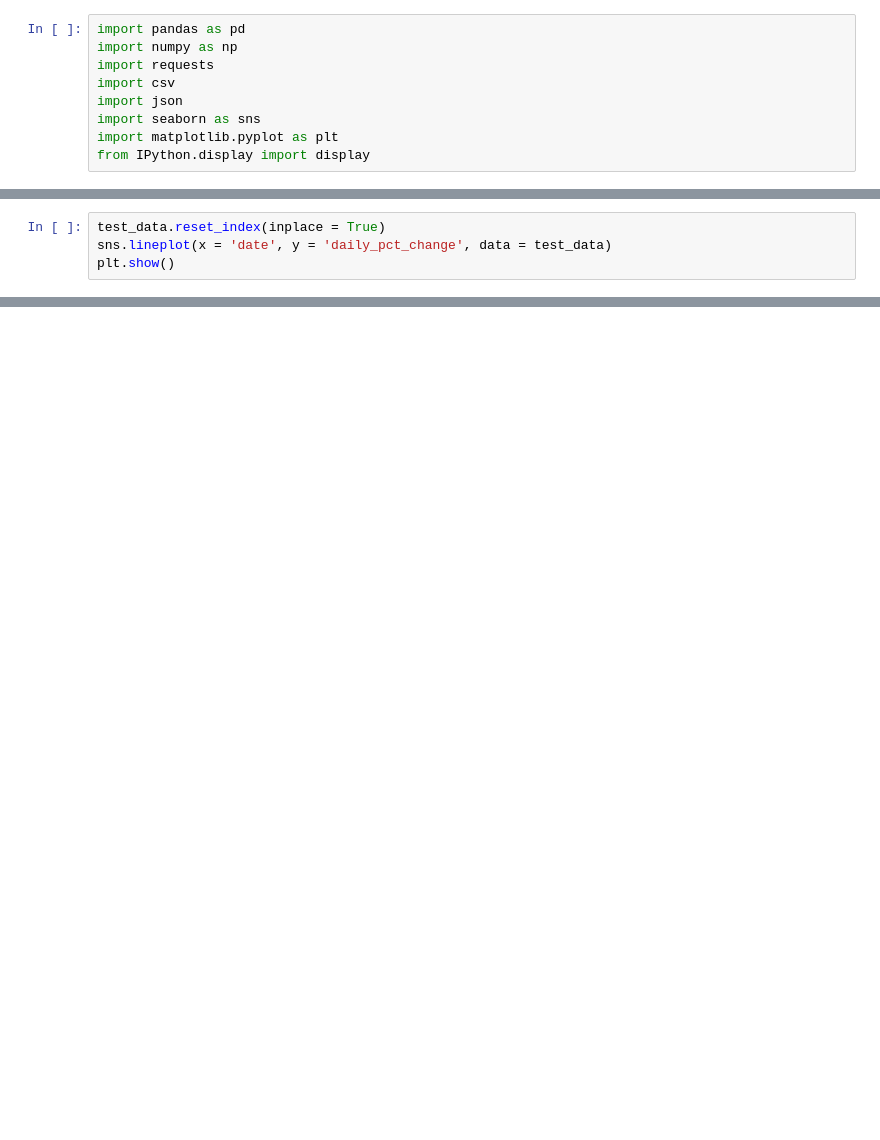
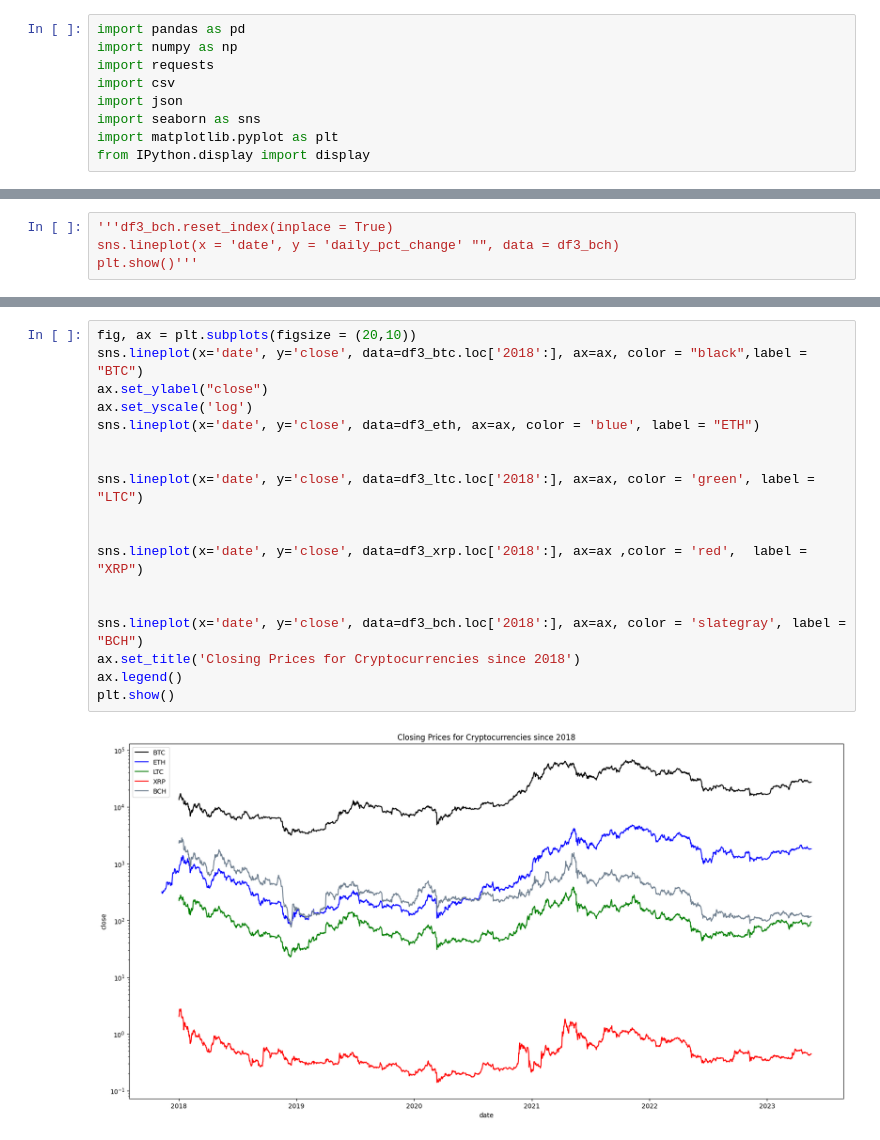
Before and after one commit to k3ith99/Classification101, a Jupyter notebook: crypto_data.ipynb, the cells around one changed output, grey strips where cells are left out. Saved outputs shown, nothing was run; the diff lists cells and outputs as text; blank space fills up the shorter version.

```diff
--- a/crypto_data.ipynb
+++ b/crypto_data.ipynb
@@ -49,5 +93,5 @@ test_data = pd.DataFrame(df3['daily_pct_change'].dropna())
 # %%
-test_data.reset_index(inplace = True)
-sns.lineplot(x = 'date', y = 'daily_pct_change', data = test_data)
-plt.show()
+'''df3_bch.reset_index(inplace = True)
+sns.lineplot(x = 'date', y = 'daily_pct_change' "", data = df3_bch)
+plt.show()'''
 # %% [output]
@@ -58,0 +113,20 @@ plt.show()
+# %%
+fig, ax = plt.subplots(figsize = (20,10))
+sns.lineplot(x='date', y='close', data=df3_btc.loc['2018':], ax=ax, color = "black",label = "BTC")
+ax.set_ylabel("close")
+ax.set_yscale('log')
+sns.lineplot(x='date', y='close', data=df3_eth, ax=ax, color = 'blue', label = "ETH")
+
+
+sns.lineplot(x='date', y='close', data=df3_ltc.loc['2018':], ax=ax, color = 'green', label = "LTC")
+
+
+sns.lineplot(x='date', y='close', data=df3_xrp.loc['2018':], ax=ax ,color = 'red',  label = "XRP")
+
+
+sns.lineplot(x='date', y='close', data=df3_bch.loc['2018':], ax=ax, color = 'slategray', label = "BCH")
+ax.set_title('Closing Prices for Cryptocurrencies since 2018')
+ax.legend()
+plt.show()
+# %% [output]
+[figure, added]
```
Also changed, not shown: parts of 9 cells of this notebook, 7 other files.
